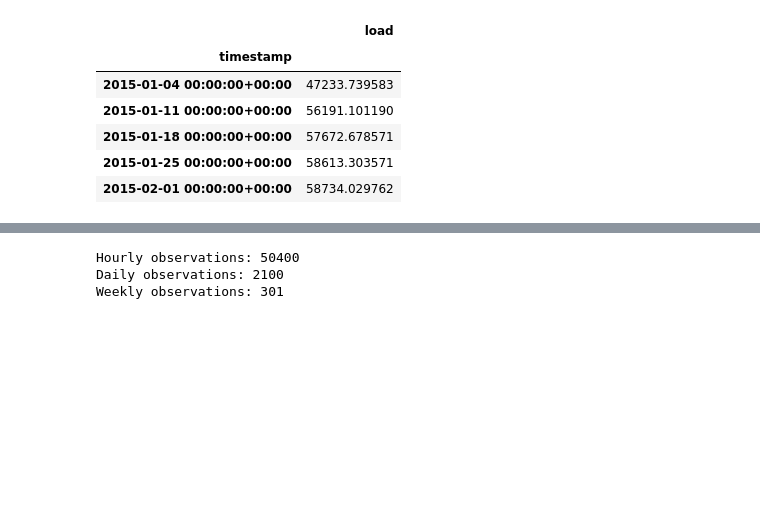
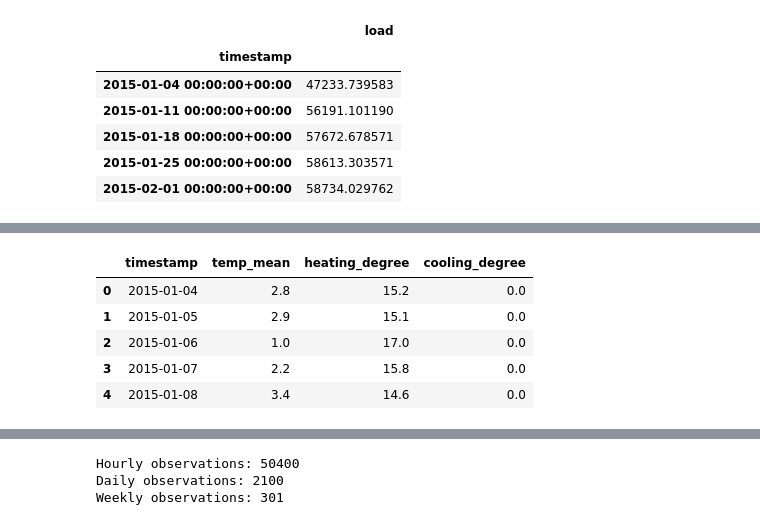
Before and after one commit to dekshinaudayan/german-electricity-demand-forecasting, a Jupyter notebook: notebooks/01_EDA.ipynb, the cells around one changed output, grey strips where cells are left out. Drawn from its saved outputs; the diff is of its cells as text; code cells hidden in the pictures; blank space fills up the shorter version.

```diff
--- a/notebooks/01_EDA.ipynb
+++ b/notebooks/01_EDA.ipynb
@@ -156,0 +179,27 @@ weekly_load.head()
+# %%
+url = (
+    "https://archive-api.open-meteo.com/v1/archive"
+    "?latitude=52.52"
+    "&longitude=13.41"
+    "&start_date=2015-01-04"
+    "&end_date=2020-10-04"
+    "&daily=temperature_2m_mean"
+    "&timezone=UTC"
+)
+
+response = requests.get(url)
+
+weather = response.json()
+# %%
+daily_temperature = pd.DataFrame({
+
+    "timestamp": pd.to_datetime(
+        weather["daily"]["time"]
+    ),
+
+    "temp_mean":
+        weather["daily"]["temperature_2m_mean"]
+
+})
+
+daily_temperature.head()
@@ -156,0 +221,19 @@ weekly_load.head()
+# %%
+daily_temperature["heating_degree"] = (
+    BASE_TEMP
+    - daily_temperature["temp_mean"]
+).clip(lower=0)
+
+daily_temperature["cooling_degree"] = (
+    daily_temperature["temp_mean"]
+    - BASE_TEMP
+).clip(lower=0)
+
+daily_temperature.head()
+# %% [output]
+|  | timestamp | temp_mean | heating_degree | cooling_degree |
+| 0 | 2015-01-04 | 2.8 | 15.2 | 0.0 |
+| 1 | 2015-01-05 | 2.9 | 15.1 | 0.0 |
+| 2 | 2015-01-06 | 1.0 | 17.0 | 0.0 |
+| 3 | 2015-01-07 | 2.2 | 15.8 | 0.0 |
+| 4 | 2015-01-08 | 3.4 | 14.6 | 0.0 |
```
Also changed, not shown: parts of 11 cells of this notebook.
